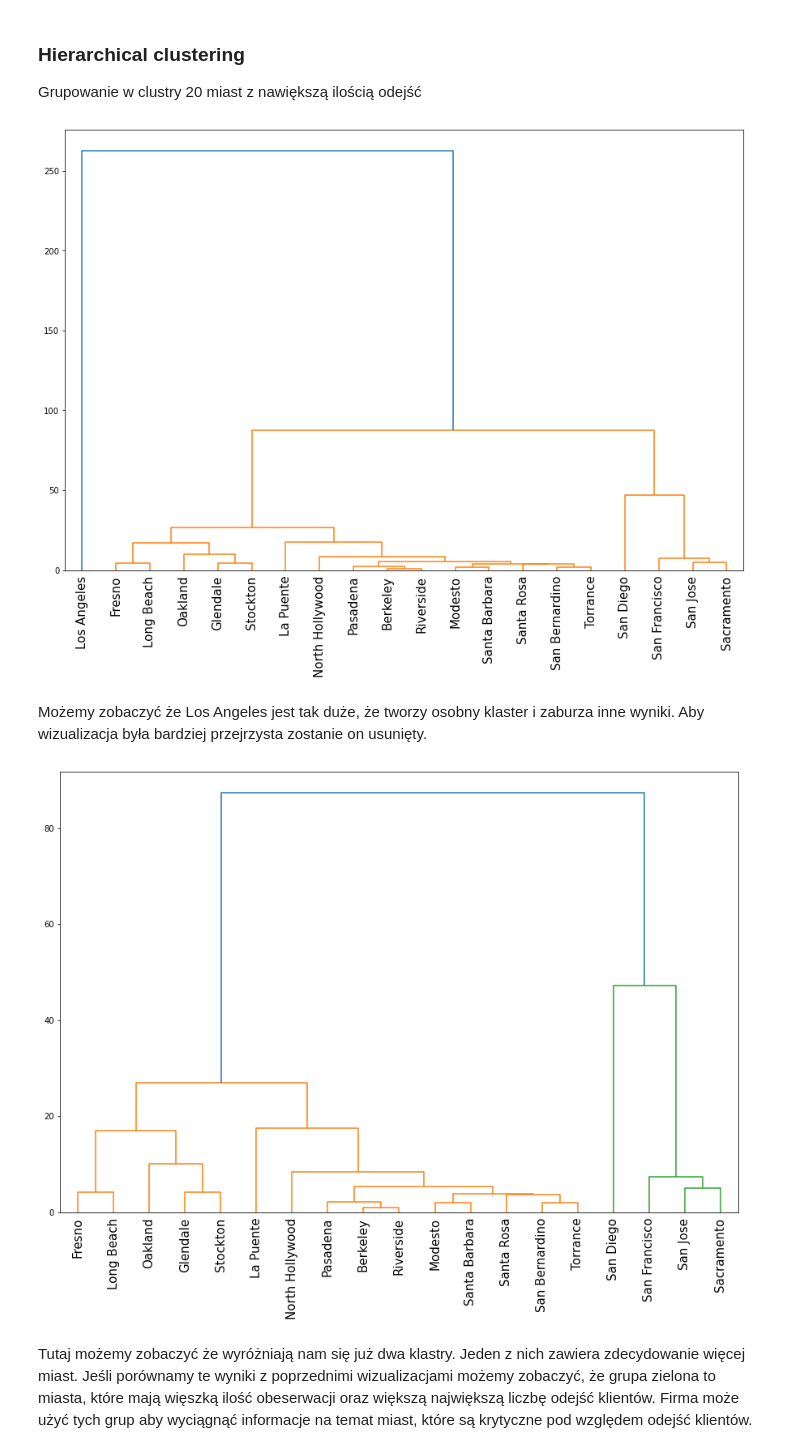
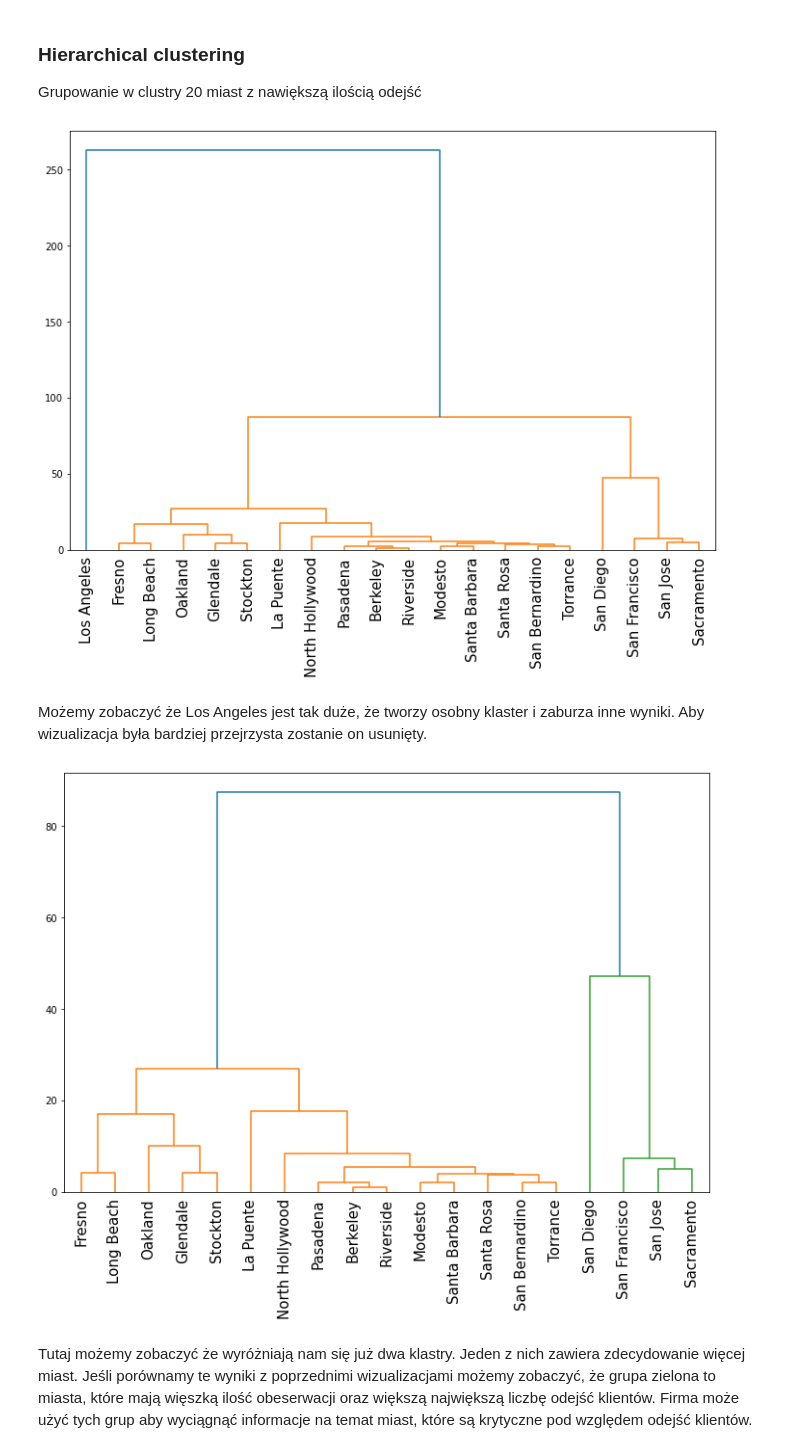
Before and after one commit to Filip-Hanasz/Projekt-Machine-Learning, a Jupyter notebook: 02_wizualizacje_i_modele.ipynb, the cells around one changed output. Drawn from its saved outputs; the diff is of its cells as text; code cells hidden in the pictures.

```diff
--- a/02_wizualizacje_i_modele.ipynb
+++ b/02_wizualizacje_i_modele.ipynb
@@ -88,9 +72,8 @@ values = city_churn.sort_values(by='sum', ascending=False)
 city_name = values.index[0:20]
 values.index = range(1, len(values) + 1)
 values = values[0:20]
-#values = values.drop(['comp', 'sum'], axis=1)
 
-plt.rcParams["figure.figsize"] = (15, 10)
+plt.rcParams["figure.figsize"] = (12, 8)
 
 mergings = linkage(values, method='average')
 dendrogram(mergings,
@@ -99,6 +82,6 @@ dendrogram(mergings,
           leaf_font_size=15)
 plt.show()
 # %% [output]
-[figure, old version]
+[figure, new version]
 # %% [markdown]
 Możemy zobaczyć że Los Angeles jest tak duże, że tworzy osobny klaster i zaburza inne wyniki. Aby wizualizacja była bardziej przejrzysta zostanie on usunięty.
@@ -105,17 +91,12 @@ Możemy zobaczyć że Los Angeles jest tak duże, że tworzy osobny klaster i za
 # %%
-city_name = city_name.drop('Los Angeles')
-values = values[1:20]
-
-plt.rcParams["figure.figsize"] = (15, 10)
-
 mergings = linkage(values, method='average')
 dendrogram(mergings,
           labels = city_name,
           leaf_rotation=90,
           leaf_font_size=15)
 plt.show()
 # %% [output]
-[figure, old version]
+[figure, new version]
 # %% [markdown]
 Tutaj możemy zobaczyć że wyróżniają nam się już dwa klastry. Jeden z nich zawiera zdecydowanie więcej miast. Jeśli porównamy te wyniki z poprzednimi wizualizacjami możemy zobaczyć, że grupa zielona to miasta, które mają więszką ilość obeserwacji oraz większą największą liczbę odejść klientów. Firma może użyć tych grup aby wyciągnąć informacje na temat miast, które są krytyczne pod względem odejść klientów.
 # %%
```
Also changed, not shown: parts of 11 cells of this notebook.
